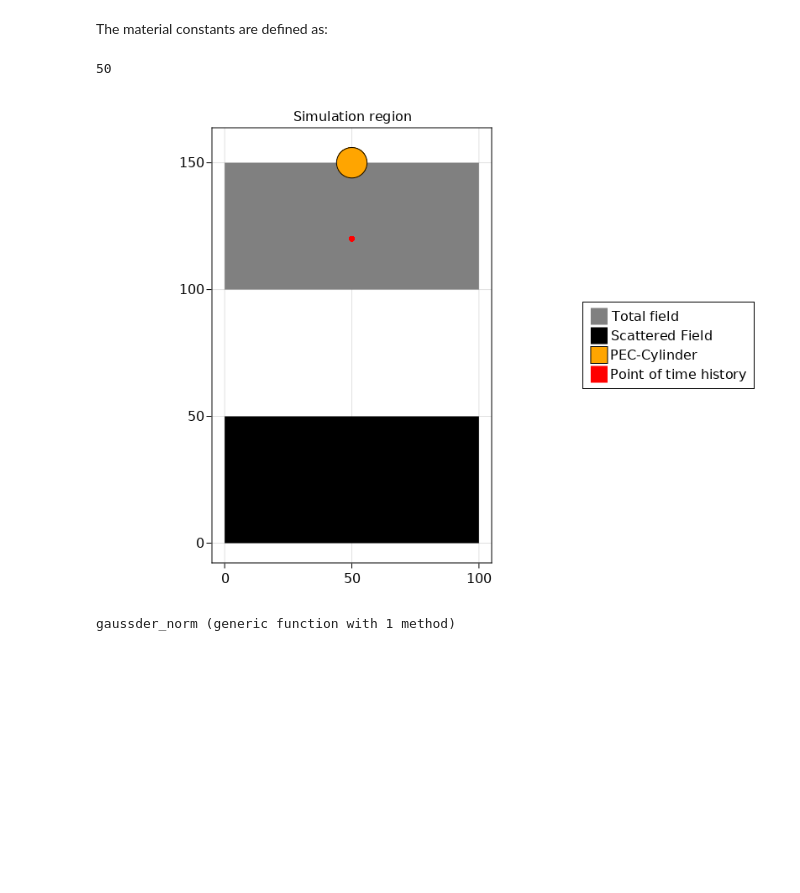
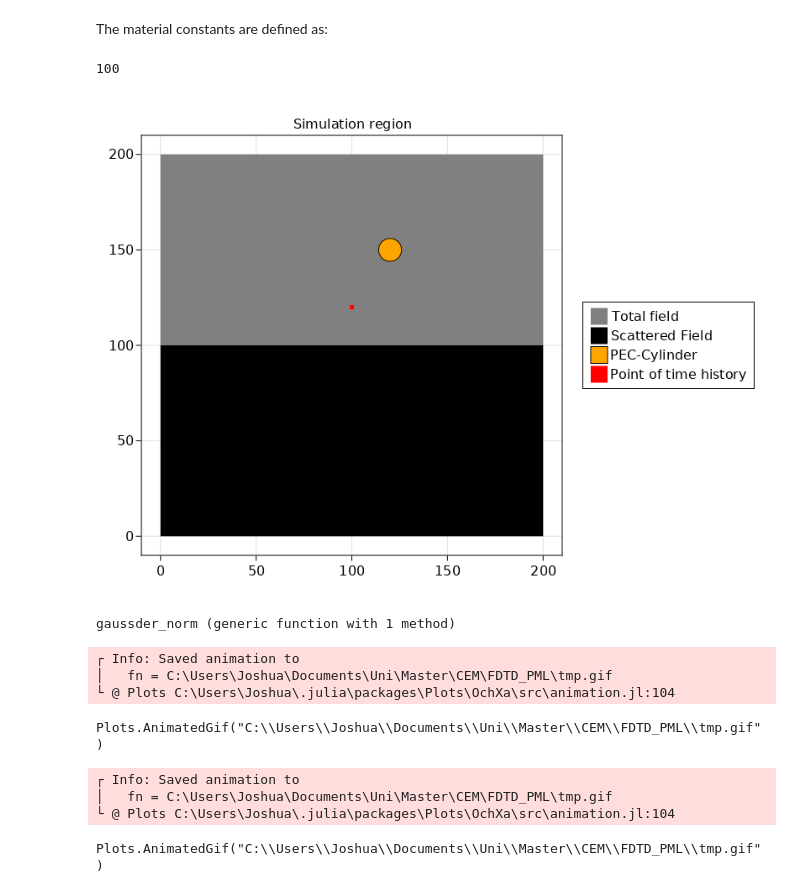
Before and after one commit to JoshuaTetzner/FDTD_PML, a Jupyter notebook: PML_JTJT.ipynb, the cells around one changed output. Cells and saved outputs as stored; diff of their text form; code cells hidden in the pictures; blank space fills up the shorter version.

Commit message:
added new form, fixed plots

```diff
--- a/PML_JTJT.ipynb
+++ b/PML_JTJT.ipynb
@@ -91,7 +92,7 @@ The simulation area has to be meshed. We choose for the rectengular area a mesh
 # %%
 #Simulation area
 sizeX = 1      # [m] size of simulation region
-sizeY = 2      # [m] size of simulation region
+sizeY = 1      # [m] size of simulation region
 refinement = 200    # [cells/m]
 N_x = Int(refinement/sizeX)      # number of cells in x-direction
 N_y = Int(refinement/sizeY)      # number of cells in y-direction
@@ -105,10 +106,14 @@ sigma = 5.0e-11      # Controls spectral content of Gaussian derivative pulse eq
 m_offset = 4*sigma;  # Controls switch-on time
 Peak = 1;            # Peak amplitude of E field
 
-# PEC cylinder positioniert bei x=0.75m y=0.5m.
+# PEC cylinder position at x=0.75m y=0.5m.
 radius = 0.03 # [m] radius of cylinder
-N_centre_x = Int(round(0.75*N_x))
-N_centre_y = Int(round(0.5*N_y));
+N_centre_x = Int(round(0.75*N_x));
+N_centre_y = Int(round(0.6*N_y));
+# PEC Cube position at
+sides = 0.2  # [m] side length of cube
+N_centre_x_cub = Int(round(0.75*N_x));
+N_centre_y_cub = Int(round(0.2*N_y));
 # %% [markdown]
 Setting up the material grid an the PML
 # %%
@@ -178,32 +196,32 @@ E_y_point1 = zeros(1,M)
 point1_x = Int(round(0.6*N_x))
 point1_y = Int(round(N_y/2))
 # %% [output]
-50
+100
 # %%
 sim_region = Figure()
 Axis(sim_region[1, 1], aspect = DataAspect(), title="Simulation region")
-up_L=poly!(Rect(0, L, N_y,N_y/2 ), color = :grey)
-un_L=poly!(Rect(0, 0, N_y, N_y/2), color = :black)
+up_L=poly!(Rect(0,L,N_y,L), color = :grey)
+un_L=poly!(Rect(0,0,N_y,L), color = :black)
 
 if cyl_present
     Cyl =poly!(Circle(Point2f0(
         N_centre_y, N_centre_x),
         radius/delta_s),
         color = :orange,
         strokecolor = :black,
         strokewidth = 1
     )
 end
 
 meas=poly!(Circle(Point2f0(point1_y, point1_x), 1), color = :red)
 Legend(
     sim_region[1, 2],
     [up_L, un_L, Cyl, meas],
     ["Total field", "Scattered Field", "PEC-Cylinder", "Point of time history"]
 )
 sim_region
 # %% [output]
-[figure, old version]
+[figure, new version]
 # %%
 # First time step - Initialize values for H_z, E_x and E_y
 H_zx_nmin1 = zeros(N_x,N_y);
@@ -283,10 +301,30 @@ Plots.plot(time/1e-9,transpose(E_y_point1))
 Plots.xlabel!("Zeit [ns]")
 Plots.ylabel!("E_y")
 # %%
-plotsizeX = 350*N_x
-plotsizeY = 350*N_y
+plotsizeX = 400*sizeX
+plotsizeY = 400*sizeY
 anim = @animate for i in 1:5:length(movieH)
-    Plots.plot([1:N_y],[1:N_x], movieH[i],st=:surface,camera=(0,90), zlim=(-1,1), clim=(-0.5,0.5), size=(plotsizeX, plotsizeY), axis=nothing)
+    Plots.plot(
+        [1:N_y],[1:N_x],
+        movieH[i],
+        st=:surface,
+        camera=(0,90),
+        zlim=(-1,1),
+        colorbar=false,
+        size=(plotsizeX, plotsizeY)
+    )
     Plots.title!("Propagation of the simulated TE-Wave")
 end
 gif(anim, fps=10)
+# %% [output]
+┌ Info: Saved animation to
+│   fn = C:\Users\Joshua\Documents\Uni\Master\CEM\FDTD_PML\tmp.gif
+└ @ Plots C:\Users\Joshua\.julia\packages\Plots\OchXa\src\animation.jl:104
+Plots.AnimatedGif("C:\\Users\\Joshua\\Documents\\Uni\\Master\\CEM\\FDTD_PML\\tmp.gif")
+# %%
+gif(anim, fps=5)
+# %% [output]
+┌ Info: Saved animation to
+│   fn = C:\Users\Joshua\Documents\Uni\Master\CEM\FDTD_PML\tmp.gif
+└ @ Plots C:\Users\Joshua\.julia\packages\Plots\OchXa\src\animation.jl:104
+Plots.AnimatedGif("C:\\Users\\Joshua\\Documents\\Uni\\Master\\CEM\\FDTD_PML\\tmp.gif")
```
Also changed, not shown: parts of 2 cells of this notebook.
